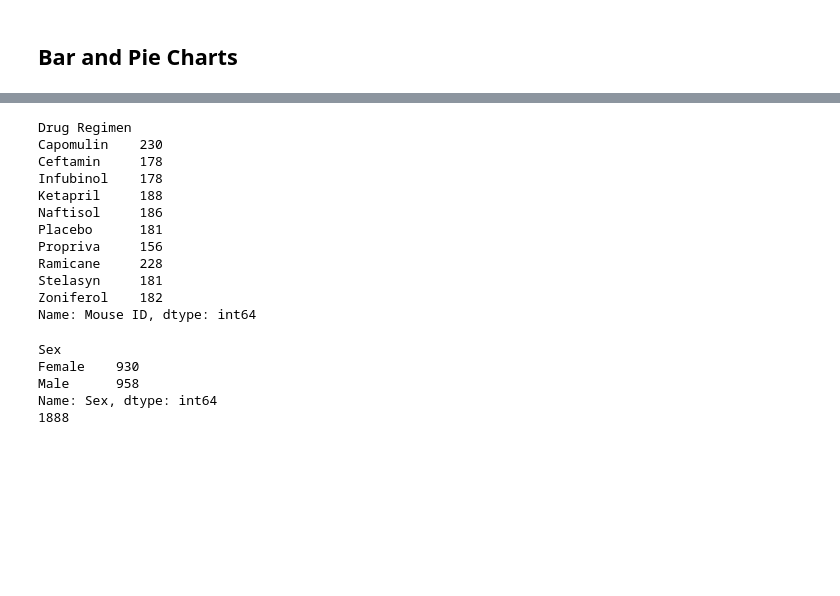
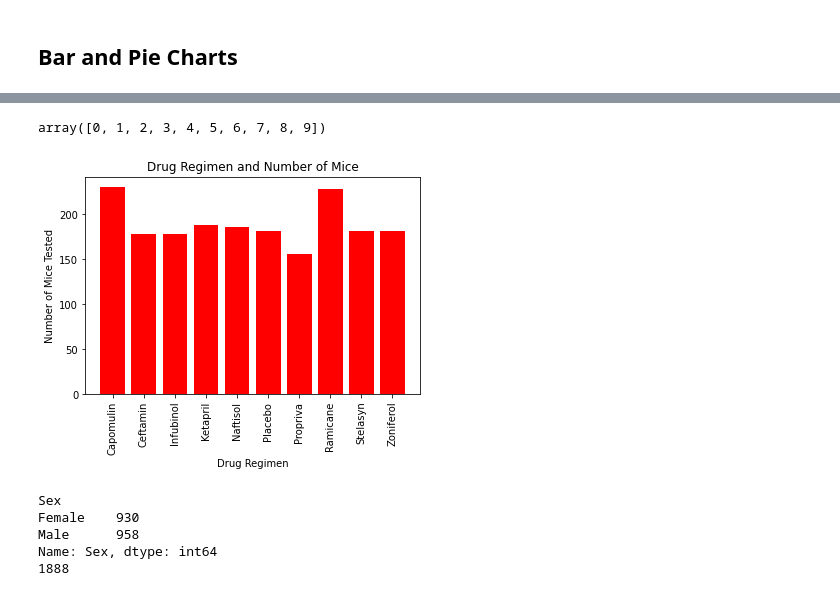
Before and after one commit to nikYe218/UCI_HomeWork_Yeung, a Jupyter notebook: matplotlib-challenge/Pymaceuticals/pymaceuticals_starter.ipynb, the cells around one changed output, grey strips where cells are left out. Drawn from its saved outputs; the diff is of its cells as text; code cells hidden in the pictures; blank space fills up the shorter version.

```diff
--- a/matplotlib-challenge/Pymaceuticals/pymaceuticals_starter.ipynb
+++ b/matplotlib-challenge/Pymaceuticals/pymaceuticals_starter.ipynb
@@ -214,27 +213,24 @@ plt.show()
 # %%
 # Generate a bar plot showing the total number of unique mice tested on each drug regimen using pyplot.
-DrugName= new_Mice_df.groupby(["Drug Regimen"])
-MouseCount= DrugName["Mouse ID"].count()
-MouseCount
+x_axis = np.arange(len(MouseCount))
+x_axis
 # %% [output]
-Drug Regimen
-Capomulin    230
-Ceftamin     178
-Infubinol    178
-Ketapril     188
-Naftisol     186
-Placebo      181
-Propriva     156
-Ramicane     228
-Stelasyn     181
-Zoniferol    182
-Name: Mouse ID, dtype: int64
+array([0, 1, 2, 3, 4, 5, 6, 7, 8, 9])
 # %%
-plt.bar(DrugName, MouseCount, color="r", align="center")
+
+tick_locations = [value for value in x_axis]
+plt.bar(x_axis, MouseCount["Drug Regimen"] , color="r", align="center")
+
+
+plt.xticks(tick_locations, list(MouseCount.index),rotation="vertical")
+
+# Give the chart a title, x label, and y label
 plt.title("Drug Regimen and Number of Mice")
 plt.xlabel("Drug Regimen")
 plt.ylabel("Number of Mice Tested")
 plt.show()
+# %% [output]
+[figure, added]
 # %%
 # Generate a pie plot showing the distribution of female versus male mice using pandas
 sex_df=new_Mice_df.groupby(["Sex"])
```
Also changed, not shown: parts of 2 cells of this notebook.
